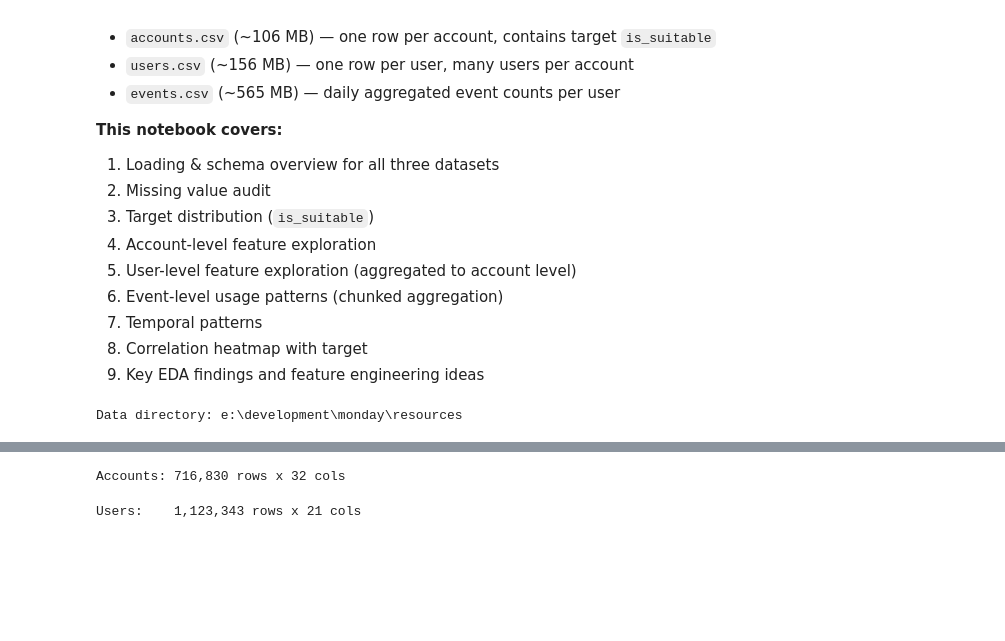
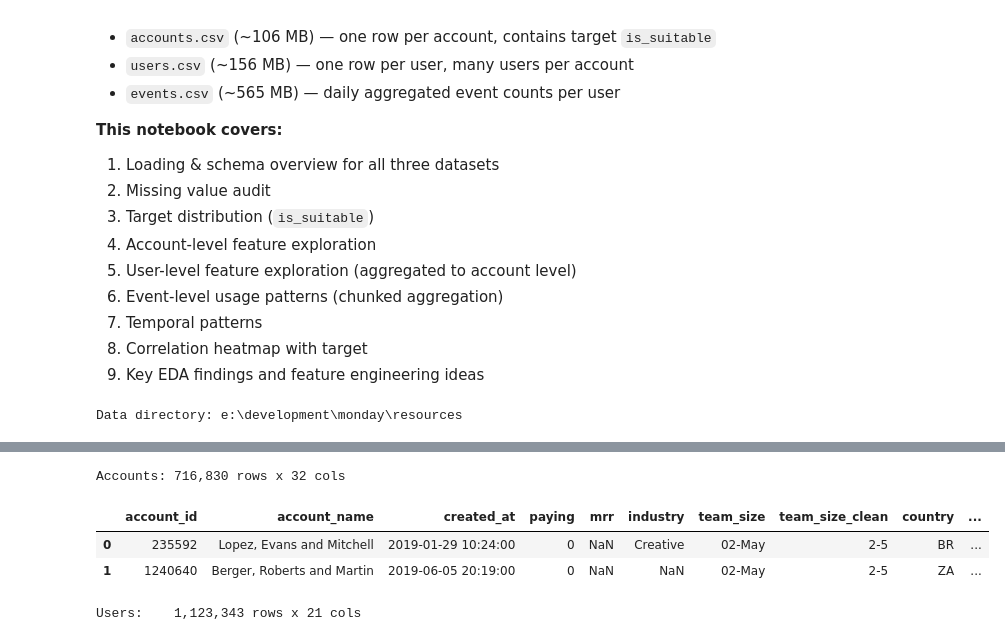
Before and after one commit to DShaience/monday, a Jupyter notebook: eda/01_eda.ipynb, the cells around one changed output, grey strips where cells are left out. Saved outputs shown, nothing was run; the diff lists cells and outputs as text; code cells hidden in the pictures; blank space fills up the shorter version.

```diff
--- a/eda/01_eda.ipynb
+++ b/eda/01_eda.ipynb
@@ -41,30 +48,47 @@ Data directory: e:\development\monday\resources
 # %%
 acc = pd.read_csv(
     os.path.join(DATA_DIR, 'accounts.csv'),
+    # dayfirst=True because dates in this file are DD/MM/YYYY (European format)
     parse_dates=['created_at', 'trial_start', 'churn_date', 'subscription_started_at'],
     dayfirst=True,
     low_memory=False
 )
 acc.replace({'NA': np.nan, 'na': np.nan, '': np.nan}, inplace=True)
-acc['is_suitable'] = pd.to_numeric(acc['is_suitable'], errors='coerce')
-acc['paying']      = pd.to_numeric(acc['paying'],      errors='coerce')
-acc['mrr']         = pd.to_numeric(acc['mrr'],         errors='coerce')
+acc['is_suitable']        = pd.to_numeric(acc['is_suitable'],        errors='coerce')
+acc['paying']             = pd.to_numeric(acc['paying'],             errors='coerce')
+acc['mrr']                = pd.to_numeric(acc['mrr'],                errors='coerce')
 acc['collection_21_days'] = pd.to_numeric(acc['collection_21_days'], errors='coerce')
 
-# Derive temporal account-level features early so they're available for the joined df
-acc['created_at'] = pd.to_datetime(acc['created_at'], errors='coerce')
+acc['created_at']              = pd.to_datetime(acc['created_at'],              errors='coerce')
 acc['subscription_started_at'] = pd.to_datetime(acc['subscription_started_at'], errors='coerce')
-acc['days_to_subscription'] = (acc['subscription_started_at'] - acc['created_at']).dt.days
-acc['cohort_month'] = acc['created_at'].dt.to_period('M')
-acc['churned'] = acc['churn_date'].notna().astype(int)
+acc['days_to_subscription']    = (acc['subscription_started_at'] - acc['created_at']).dt.days
+acc['cohort_month']            = acc['created_at'].dt.to_period('M')
+acc['churned']                 = acc['churn_date'].notna().astype(int)
 
-# Clean Excel-mangled team_size values (e.g. '02-May' = '2-5')
-ts_map = {'01-Jan':'1','02-May':'2-5','06-Oct':'6-10'}
+# team_size has two types of corruption from Excel auto-formatting:
+#   1. Date ranges like "2-5" were parsed as dates → "02-May", "06-Oct", "Nov-15"
+#   2. "Just me" responses appear in multiple languages (Spanish, French, Portuguese, German)
+# Both are mapped to clean labels here.
+ts_map = {
+    '01-Jan':        '1',
+    '02-May':        '2-5',
+    '06-Oct':        '6-10',
+    'Nov-15':        '11-15',
+    'Solo yo':       '1',
+    'Moi uniquement':'1',
+    'Apenas eu':     '1',
+    'Nur ich':       '1',
+}
 acc['team_size_clean'] = acc['team_size'].map(ts_map).fillna(acc['team_size'])
 
 print(f'Accounts: {acc.shape[0]:,} rows x {acc.shape[1]} cols')
+acc[['account_id','account_name','created_at','paying','mrr','industry',
+     'team_size','team_size_clean','country','is_suitable']].head(2)
 # %% [output]
 Accounts: 716,830 rows x 32 cols
+|  | account_id | account_name | created_at | paying | mrr | industry | team_size | team_size_clean | country | ... |
+| 0 | 235592 | Lopez, Evans and Mitchell | 2019-01-29 10:24:00 | 0 | NaN | Creative | 02-May | 2-5 | BR | ... |
+| 1 | 1240640 | Berger, Roberts and Martin | 2019-06-05 20:19:00 | 0 | NaN | NaN | 02-May | 2-5 | ZA | ... |
 # %%
 usr = pd.read_csv(
     os.path.join(DATA_DIR, 'users.csv'),
```
Also changed, not shown: parts of 14 cells of this notebook.
